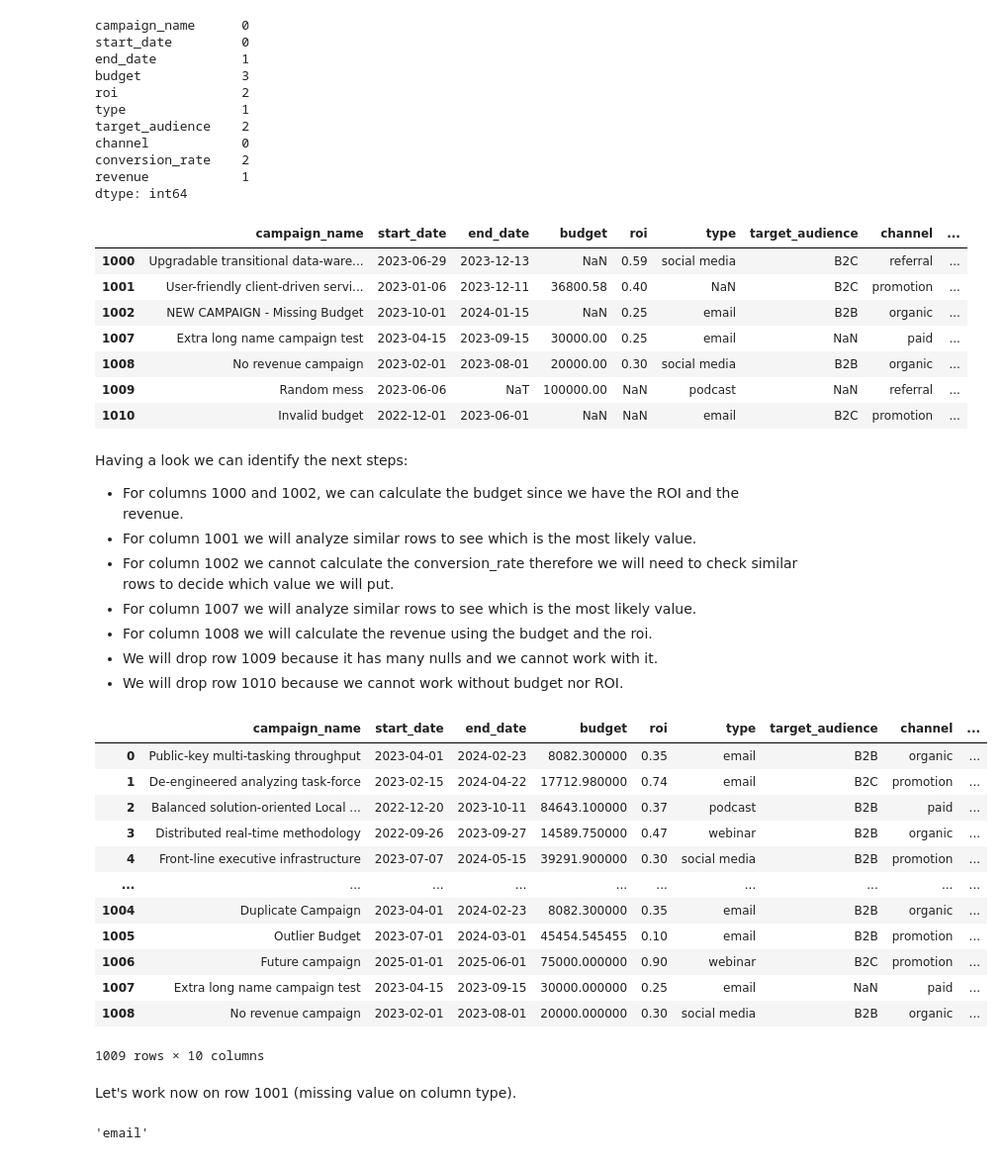
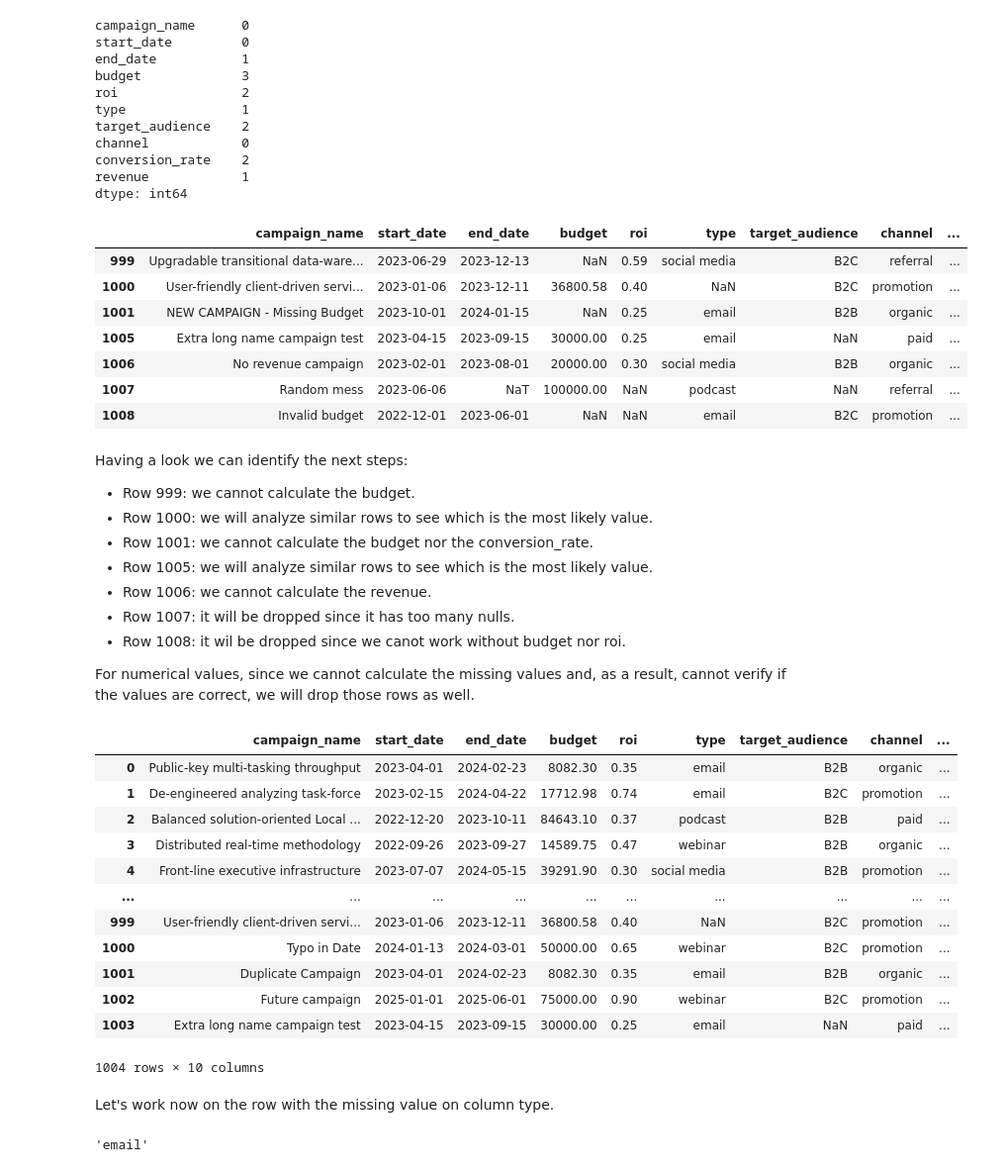
Before and after one commit to Ignacio538/Marketing-Campaings, a Jupyter notebook: Analysis.ipynb, the cells around one changed output. Shown at 99% size. Cells and saved outputs as stored; diff of their text form; code cells hidden in the pictures.

```diff
--- a/Analysis.ipynb
+++ b/Analysis.ipynb
@@ -552,0 +557,12 @@ For row 1005, the max outlier in the budget column, we will calculate an approx
+# %%
+# Let's check if the ROI is following the formula above before doing any further calculation
+df2['calculated_roi'] = ((df2['revenue'] - df2['budget']) / df2['budget'])
+
+matching_roi = (df2['roi'] == df2['calculated_roi'])
+
+matching_roi_count = matching_roi.sum()
+
+mismatching_roi_count = (~matching_roi).sum()
+
+print(f"Correct ROIs: {matching_roi_count}")
+print(f"Wrong ROIs: {mismatching_roi_count}")
@@ -553,8 +581,7 @@ For row 1005, the max outlier in the budget column, we will calculate an approx
 # %%
 # Let's drop the above mentioned rows and replace the budget outlier.
-df3 = df2.drop([1006, 1007, 1008, 1014, 1015])
-df3.loc[1005, 'budget'] = df3.loc[1005, 'revenue'] / (1 + df3.loc[1005, 'roi'])
-df3.loc[889, 'revenue'] = df3.loc[889, 'budget'] * (1 + df3.loc[889, 'roi'])
+df2 = df2.drop(columns=['calculated_roi'])
+df3 = df2.drop([889, 1005, 1006, 1007, 1008, 1014, 1015])
 df3.reset_index(drop=True, inplace=True)
 df3
 # %% [output]
@@ -593,47 +620,46 @@ dtype: int64
 df3[df3.isnull().any(axis=1)]
 # %% [output]
 |  | campaign_name | start_date | end_date | budget | roi | type | target_audience | channel | ... |
-| 1000 | Upgradable transitional data-ware... | 2023-06-29 | 2023-12-13 | NaN | 0.59 | social media | B2C | referral | ... |
-| 1001 | User-friendly client-driven servi... | 2023-01-06 | 2023-12-11 | 36800.58 | 0.40 | NaN | B2C | promotion | ... |
-| 1002 | NEW CAMPAIGN - Missing Budget | 2023-10-01 | 2024-01-15 | NaN | 0.25 | email | B2B | organic | ... |
-| 1007 | Extra long name campaign test | 2023-04-15 | 2023-09-15 | 30000.00 | 0.25 | email | NaN | paid | ... |
-| 1008 | No revenue campaign | 2023-02-01 | 2023-08-01 | 20000.00 | 0.30 | social media | B2B | organic | ... |
-| 1009 | Random mess | 2023-06-06 | NaT | 100000.00 | NaN | podcast | NaN | referral | ... |
-| 1010 | Invalid budget | 2022-12-01 | 2023-06-01 | NaN | NaN | email | B2C | promotion | ... |
+| 999 | Upgradable transitional data-ware... | 2023-06-29 | 2023-12-13 | NaN | 0.59 | social media | B2C | referral | ... |
+| 1000 | User-friendly client-driven servi... | 2023-01-06 | 2023-12-11 | 36800.58 | 0.40 | NaN | B2C | promotion | ... |
+| 1001 | NEW CAMPAIGN - Missing Budget | 2023-10-01 | 2024-01-15 | NaN | 0.25 | email | B2B | organic | ... |
+| 1005 | Extra long name campaign test | 2023-04-15 | 2023-09-15 | 30000.00 | 0.25 | email | NaN | paid | ... |
+| 1006 | No revenue campaign | 2023-02-01 | 2023-08-01 | 20000.00 | 0.30 | social media | B2B | organic | ... |
+| 1007 | Random mess | 2023-06-06 | NaT | 100000.00 | NaN | podcast | NaN | referral | ... |
+| 1008 | Invalid budget | 2022-12-01 | 2023-06-01 | NaN | NaN | email | B2C | promotion | ... |
 # %% [markdown]
 Having a look we can identify the next steps:
-- For columns 1000 and 1002, we can calculate the budget since we have the ROI and the revenue.
-- For column 1001 we will analyze similar rows to see which is the most likely value.
-- For column 1002 we cannot calculate the conversion_rate therefore we will need to check similar rows to decide which value we will put.
-- For column 1007 we will analyze similar rows to see which is the most likely value.
-- For column 1008 we will calculate the revenue using the budget and the roi.
-- We will drop row 1009 because it has many nulls and we cannot work with it.
-- We will drop row 1010 because we cannot work without budget nor ROI.
+- Row 999: we cannot calculate the budget.
+- Row 1000: we will analyze similar rows to see which is the most likely value.
+- Row 1001: we cannot calculate the budget nor the conversion_rate.
+- Row 1005: we will analyze similar rows to see which is the most likely value.
+- Row 1006: we cannot calculate the revenue.
+- Row 1007: it will be dropped since it has too many nulls.
+- Row 1008: it wil be dropped since we canot work without budget nor roi.
+
+For numerical values, since we cannot calculate the missing values and, as a result, cannot verify if the values are correct, we will drop those rows as well.
 # %%
 # Let's do all the changes mentioned above
 
-df4 = df3.drop([1009, 1010])
-df4.loc[1000, 'budget'] = df4.loc[1000,'revenue'] / (1 + df4.loc[1000, 'roi'])
-df4.loc[1002, 'budget'] = df4.loc[1002,'revenue'] / (1 + df4.loc[1002, 'roi'])
-df4.loc[1008, 'revenue'] = df4.loc[1008,'budget'] * (1 + df4.loc[1008, 'roi'])
+df4 = df3.drop([999, 1001, 1006, 1007, 1008])
 df4.reset_index(drop=True, inplace=True)
 df4
 # %% [output]
 |  | campaign_name | start_date | end_date | budget | roi | type | target_audience | channel | ... |
-| 0 | Public-key multi-tasking throughput | 2023-04-01 | 2024-02-23 | 8082.300000 | 0.35 | email | B2B | organic | ... |
-| 1 | De-engineered analyzing task-force | 2023-02-15 | 2024-04-22 | 17712.980000 | 0.74 | email | B2C | promotion | ... |
-| 2 | Balanced solution-oriented Local ... | 2022-12-20 | 2023-10-11 | 84643.100000 | 0.37 | podcast | B2B | paid | ... |
-| 3 | Distributed real-time methodology | 2022-09-26 | 2023-09-27 | 14589.750000 | 0.47 | webinar | B2B | organic | ... |
-| 4 | Front-line executive infrastructure | 2023-07-07 | 2024-05-15 | 39291.900000 | 0.30 | social media | B2B | promotion | ... |
+| 0 | Public-key multi-tasking throughput | 2023-04-01 | 2024-02-23 | 8082.30 | 0.35 | email | B2B | organic | ... |
+| 1 | De-engineered analyzing task-force | 2023-02-15 | 2024-04-22 | 17712.98 | 0.74 | email | B2C | promotion | ... |
+| 2 | Balanced solution-oriented Local ... | 2022-12-20 | 2023-10-11 | 84643.10 | 0.37 | podcast | B2B | paid | ... |
+| 3 | Distributed real-time methodology | 2022-09-26 | 2023-09-27 | 14589.75 | 0.47 | webinar | B2B | organic | ... |
+| 4 | Front-line executive infrastructure | 2023-07-07 | 2024-05-15 | 39291.90 | 0.30 | social media | B2B | promotion | ... |
 | ... | ... | ... | ... | ... | ... | ... | ... | ... | ... |
-| 1004 | Duplicate Campaign | 2023-04-01 | 2024-02-23 | 8082.300000 | 0.35 | email | B2B | organic | ... |
-| 1005 | Outlier Budget | 2023-07-01 | 2024-03-01 | 45454.545455 | 0.10 | email | B2B | promotion | ... |
-| 1006 | Future campaign | 2025-01-01 | 2025-06-01 | 75000.000000 | 0.90 | webinar | B2C | promotion | ... |
-| 1007 | Extra long name campaign test | 2023-04-15 | 2023-09-15 | 30000.000000 | 0.25 | email | NaN | paid | ... |
-| 1008 | No revenue campaign | 2023-02-01 | 2023-08-01 | 20000.000000 | 0.30 | social media | B2B | organic | ... |
+| 999 | User-friendly client-driven servi... | 2023-01-06 | 2023-12-11 | 36800.58 | 0.40 | NaN | B2C | promotion | ... |
+| 1000 | Typo in Date | 2024-01-13 | 2024-03-01 | 50000.00 | 0.65 | webinar | B2C | promotion | ... |
+| 1001 | Duplicate Campaign | 2023-04-01 | 2024-02-23 | 8082.30 | 0.35 | email | B2B | organic | ... |
+| 1002 | Future campaign | 2025-01-01 | 2025-06-01 | 75000.00 | 0.90 | webinar | B2C | promotion | ... |
+| 1003 | Extra long name campaign test | 2023-04-15 | 2023-09-15 | 30000.00 | 0.25 | email | NaN | paid | ... |
-1009 rows × 10 columns
+1004 rows × 10 columns
 # %% [markdown]
-Let's work now on row 1001 (missing value on column type).
+Let's work now on the row with the missing value on column type.
 # %%
 # Filter rows with missing values in the 'type' column
 missing_type_row = df4[df4['type'].isnull()]
```
Also changed, not shown: parts of 43 cells of this notebook.
